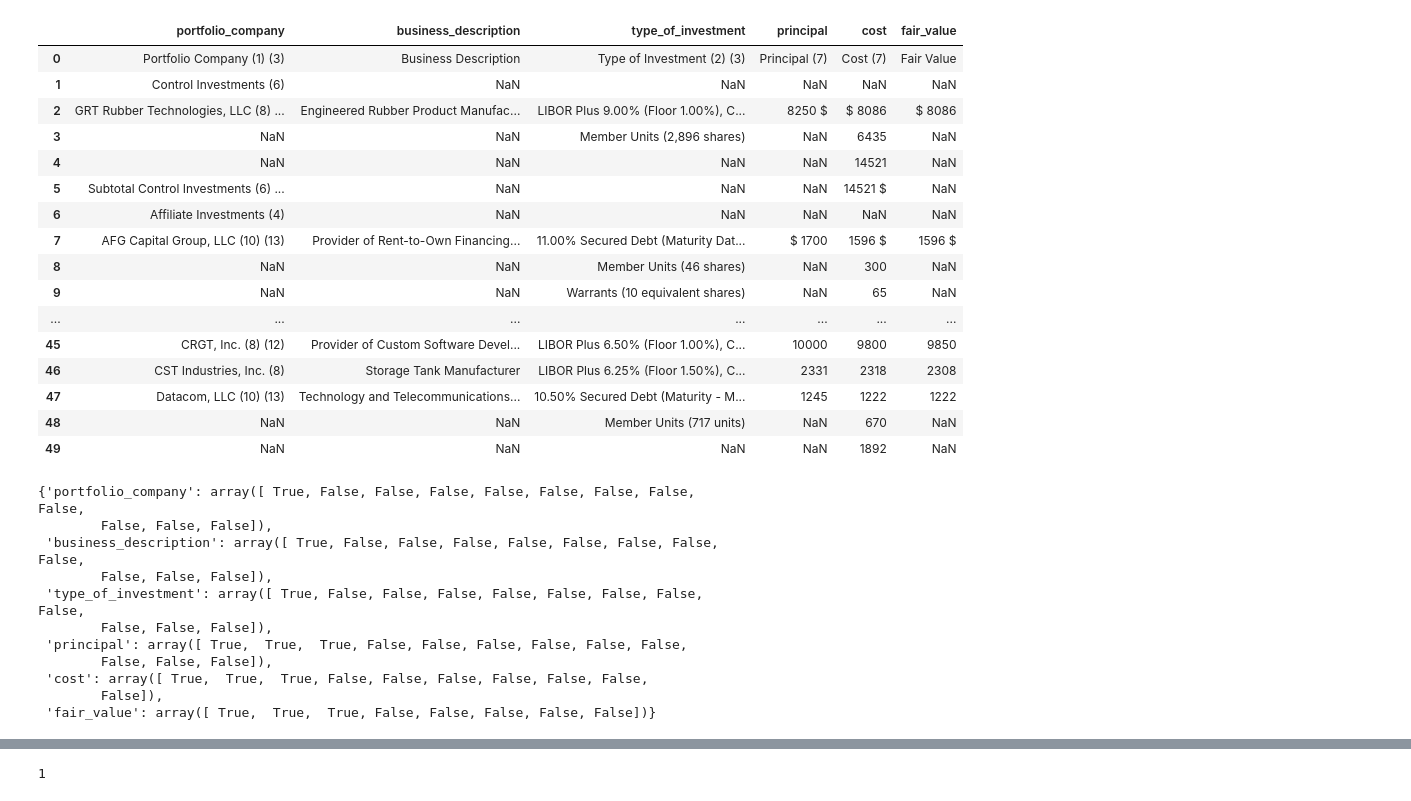
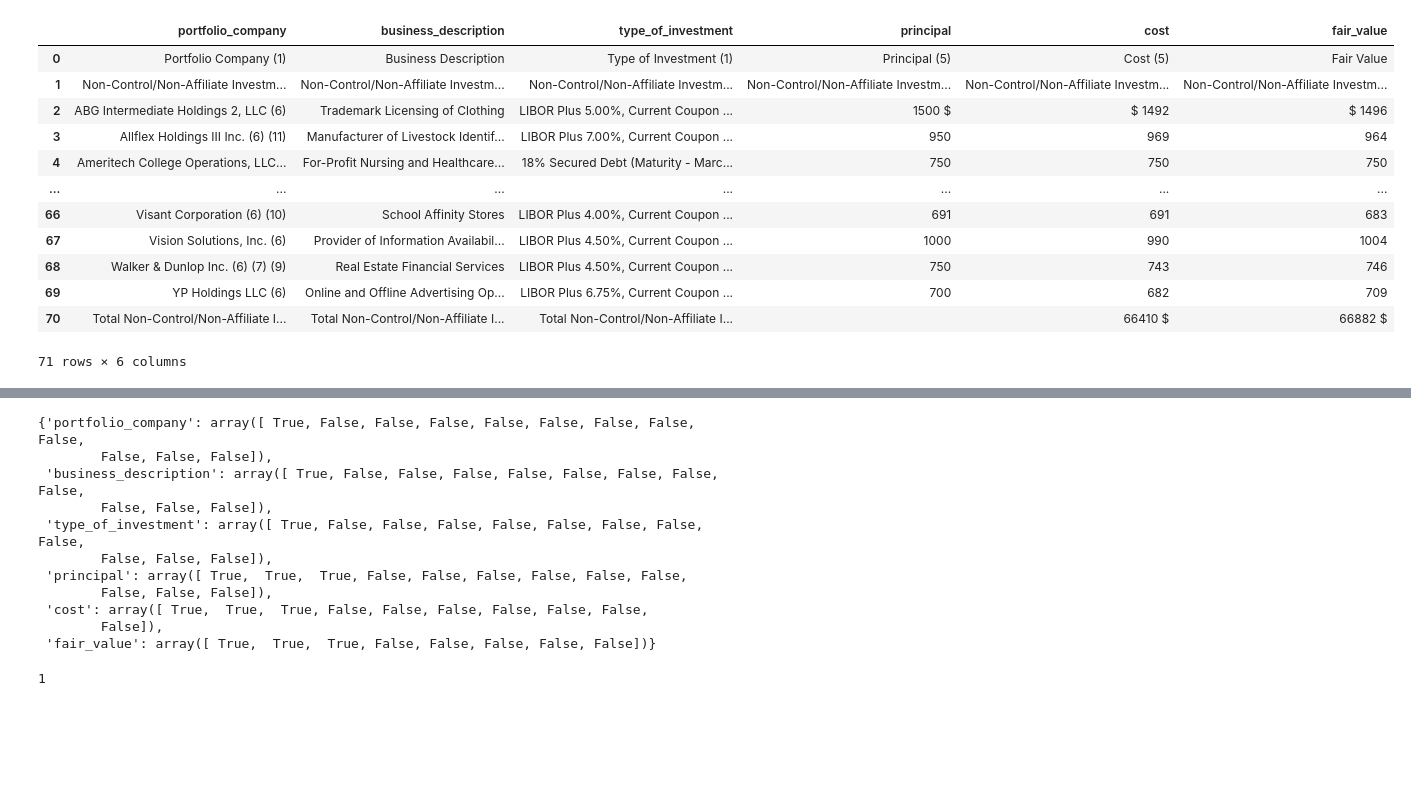
Before and after one commit to Coffee-Code-Philly-Accelerator/sec_filings, a Jupyter notebook: 1535778/debugging.ipynb, the cells around one changed output, grey strips where cells are left out. Cells and saved outputs as stored; diff of their text form; code cells hidden in the pictures; blank space fills up the shorter version.

```diff
--- a/1535778/debugging.ipynb
+++ b/1535778/debugging.ipynb
@@ -240,19 +240,20 @@ def _clean(
         important_fields,idx = get_key_fields(df)
         df.columns = important_fields
     df,merge_pair_idxs = merge_duplicate_columns(df,merged_pair_idxs=merged_pair_idxs)
+    display(df)
     duplicate_idx = df.apply(lambda row:row[pd.to_numeric(row,errors='coerce').isna()].duplicated().sum() > 1 ,axis=1)
     clean_rows = df.loc[duplicate_idx].apply(remove_row_duplicates, axis=1).reset_index(drop=True)
     j = 0
     for i,flag in enumerate(duplicate_idx):
         if not flag:
             continue
-        df.iloc[i,:] = clean_rows.loc[j,:]
+        df.iloc[i,:] = clean_rows.loc[j,:].tolist()
         j += 1
-    df.replace([r'^\s*$'],np.nan,regex=True,inplace=True) #':','$','%'
+    df.replace([''],np.nan,regex=True,inplace=True) #':','$','%'
     df.dropna(axis=1,how='all',inplace=True)
-
-    columns = (~df.isna()).sum(axis=0) <= 3
-    df.drop(columns=df.columns[columns],inplace=True)
+    # columns = (~df.isna()).sum(axis=0) < (6 if df.shape[0] > 10 else 2 if df.shape[0] <= 4 else 0)
+    columns = [col.isdigit() or col == '' for col in df.columns.tolist()]
+    df = df.drop(columns=df.columns[columns])
     return df.reset_index(drop=True),merge_pair_idxs
 
 def main()->None:
@@ -322,5 +323,5 @@ warnings.simplefilter(action='ignore', category=FutureWarning)
 warnings.filterwarnings('ignore', category=pd.errors.SettingWithCopyWarning)
 # init_logger()
 cik = 1535778
-main()
+# main()
 # %% [output]
@@ -414,5 +329,5 @@ WARNING:root:Applied processor reduces input query to empty string, all comparis
 # %%
-file_path = r"C:\Users\pysol\Desktop\projects\sec_filings\1535778\2014-12-31\Schedule_of_Investments_0.csv"
+file_path = "1535778/2014-03-31/Schedule_of_Investments_1.csv"
 
 def remove_row_duplicates(row:pd.Series)->pd.Series:
     out = []
@@ -423,6 +338,8 @@ def remove_row_duplicates(row:pd.Series)->pd.Series:
             out.append(v)
     return pd.Series(out)
 
+def stopping_criterion(qtr:str)->str:
+    return '{}'.format(r'Total\s*Non-Control/Non-Affiliate\s*Investments')
 
 def _clean(
     file_path:str,
@@ -433,62 +350,49 @@ def _clean(
     df.replace(['\u200b',None, r'^\s*$'],np.nan,regex=True,inplace=True) #':','$','%'
     df.dropna(axis=0,how='all',inplace=True)
 
     df = df[~df.apply(lambda row:row.astype(str).str.contains(except_rows,case=False, na=False).any(),axis=1)]
     if not merged_pair_idxs:
         important_fields,idx = get_key_fields(df)
         df.columns = important_fields
     df,merge_pair_idxs = merge_duplicate_columns(df,merged_pair_idxs=merged_pair_idxs)
+    display(df)
     duplicate_idx = df.apply(lambda row:row[pd.to_numeric(row,errors='coerce').isna()].duplicated().sum() > 1 ,axis=1)
     clean_rows = df.loc[duplicate_idx].apply(remove_row_duplicates, axis=1).reset_index(drop=True)
     j = 0
     for i,flag in enumerate(duplicate_idx):
         if not flag:
             continue
-        df.iloc[i,:] = clean_rows.loc[j,:]
+        df.iloc[i,:] = clean_rows.loc[j,:].tolist()
         j += 1
-    df.replace([r'^\s*$'],np.nan,regex=True,inplace=True) #':','$','%'
+    df.replace([''],np.nan,regex=True,inplace=True) #':','$','%'
     df.dropna(axis=1,how='all',inplace=True)
+    # columns = (~df.isna()).sum(axis=0) < (6 if df.shape[0] > 10 else 2 if df.shape[0] <= 4 else 0)
+    columns = [col.isdigit() or col == '' for col in df.columns.tolist()]
+    df = df.drop(columns=df.columns[columns])
+    return df.reset_index(drop=True),merge_pair_idxs
 
-    columns = (~df.isna()).sum(axis=0) <= 3
-    df.drop(columns=df.columns[columns],inplace=True)
-    return df.reset_index(drop=True),merge_pair_idxs
 
 ex_rows = '|'.join(except_rows())
 df,merged_pair_idxs = _clean(file_path,except_rows=ex_rows)
 display(df.head(50))
 display(merged_pair_idxs)
 index_list = df.apply(
     lambda row:row.astype(str).str.contains(stopping_criterion(None), case=False, na=False).any(),
     axis=1
 )
 index_list_sum = index_list.sum()
 index_list_sum
 # %% [output]
 |  | portfolio_company | business_description | type_of_investment | principal | cost | fair_value |
-| 0 | Portfolio Company (1) (3) | Business Description | Type of Investment (2) (3) | Principal (7) | Cost (7) | Fair Value |
-| 1 | Control Investments (6) | NaN | NaN | NaN | NaN | NaN |
-| 2 | GRT Rubber Technologies, LLC (8) ... | Engineered Rubber Product Manufac... | LIBOR Plus 9.00% (Floor 1.00%), C... | 8250 $ | $ 8086 | $ 8086 |
-| 3 | NaN | NaN | Member Units (2,896 shares) | NaN | 6435 | NaN |
-| 4 | NaN | NaN | NaN | NaN | 14521 | NaN |
-| 5 | Subtotal Control Investments (6) ... | NaN | NaN | NaN | 14521 $ | NaN |
-| 6 | Affiliate Investments (4) | NaN | NaN | NaN | NaN | NaN |
-| 7 | AFG Capital Group, LLC (10) (13) | Provider of Rent-to-Own Financing... | 11.00% Secured Debt (Maturity Dat... | $ 1700 | 1596 $ | 1596 $ |
-| 8 | NaN | NaN | Member Units (46 shares) | NaN | 300 | NaN |
-| 9 | NaN | NaN | Warrants (10 equivalent shares) | NaN | 65 | NaN |
+| 0 | Portfolio Company (1) | Business Description | Type of Investment (1) | Principal (5) | Cost (5) | Fair Value |
+| 1 | Non-Control/Non-Affiliate Investm... | Non-Control/Non-Affiliate Investm... | Non-Control/Non-Affiliate Investm... | Non-Control/Non-Affiliate Investm... | Non-Control/Non-Affiliate Investm... | Non-Control/Non-Affiliate Investm... |
+| 2 | ABG Intermediate Holdings 2, LLC (6) | Trademark Licensing of Clothing | LIBOR Plus 5.00%, Current Coupon ... | 1500 $ | $ 1492 | $ 1496 |
+| 3 | Allflex Holdings III Inc. (6) (11) | Manufacturer of Livestock Identif... | LIBOR Plus 7.00%, Current Coupon ... | 950 | 969 | 964 |
+| 4 | Ameritech College Operations, LLC... | For-Profit Nursing and Healthcare... | 18% Secured Debt (Maturity - Marc... | 750 | 750 | 750 |
 | ... | ... | ... | ... | ... | ... | ... |
-| 45 | CRGT, Inc. (8) (12) | Provider of Custom Software Devel... | LIBOR Plus 6.50% (Floor 1.00%), C... | 10000 | 9800 | 9850 |
-| 46 | CST Industries, Inc. (8) | Storage Tank Manufacturer | LIBOR Plus 6.25% (Floor 1.50%), C... | 2331 | 2318 | 2308 |
-| 47 | Datacom, LLC (10) (13) | Technology and Telecommunications... | 10.50% Secured Debt (Maturity - M... | 1245 | 1222 | 1222 |
-| 48 | NaN | NaN | Member Units (717 units) | NaN | 670 | NaN |
-| 49 | NaN | NaN | NaN | NaN | 1892 | NaN |
+| 66 | Visant Corporation (6) (10) | School Affinity Stores | LIBOR Plus 4.00%, Current Coupon ... | 691 | 691 | 683 |
+| 67 | Vision Solutions, Inc. (6) | Provider of Information Availabil... | LIBOR Plus 4.50%, Current Coupon ... | 1000 | 990 | 1004 |
+| 68 | Walker & Dunlop Inc. (6) (7) (9) | Real Estate Financial Services | LIBOR Plus 4.50%, Current Coupon ... | 750 | 743 | 746 |
+| 69 | YP Holdings LLC (6) | Online and Offline Advertising Op... | LIBOR Plus 6.75%, Current Coupon ... | 700 | 682 | 709 |
+| 70 | Total Non-Control/Non-Affiliate I... | Total Non-Control/Non-Affiliate I... | Total Non-Control/Non-Affiliate I... |  | 66410 $ | 66882 $ |
-{'portfolio_company': array([ True, False, False, False, False, False, False, False, False,
-        False, False, False]),
- 'business_description': array([ True, False, False, False, False, False, False, False, False,
-        False, False, False]),
- 'type_of_investment': array([ True, False, False, False, False, False, False, False, False,
-        False, False, False]),
- 'principal': array([ True,  True,  True, False, False, False, False, False, False,
-        False, False, False]),
- 'cost': array([ True,  True,  True, False, False, False, False, False, False,
-        False]),
- 'fair_value': array([ True,  True,  True, False, False, False, False, False])}
+71 rows × 6 columns
@@ -495 +416,12 @@ index_list_sum
-1
+{'portfolio_company': array([ True, False, False, False, False, False, False, False, False,
+        False, False, False]),
+ 'business_description': array([ True, False, False, False, False, False, False, False, False,
+        False, False, False]),
+ 'type_of_investment': array([ True, False, False, False, False, False, False, False, False,
+        False, False, False]),
+ 'principal': array([ True,  True,  True, False, False, False, False, False, False,
+        False, False, False]),
+ 'cost': array([ True,  True,  True, False, False, False, False, False, False,
+        False]),
+ 'fair_value': array([ True,  True,  True, False, False, False, False, False])}
+1
```
Also changed, not shown: parts of 3 cells of this notebook, 18 other files.
